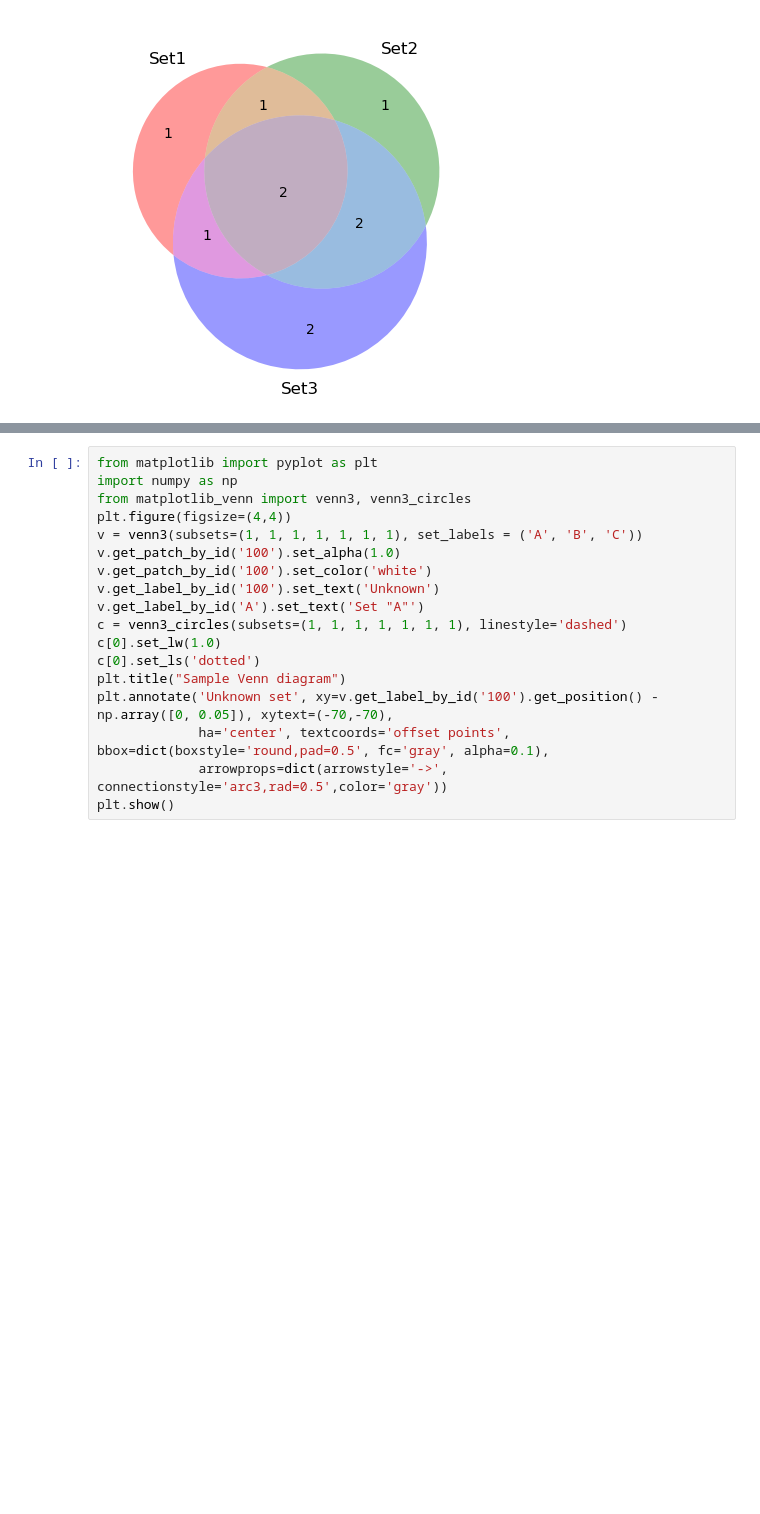
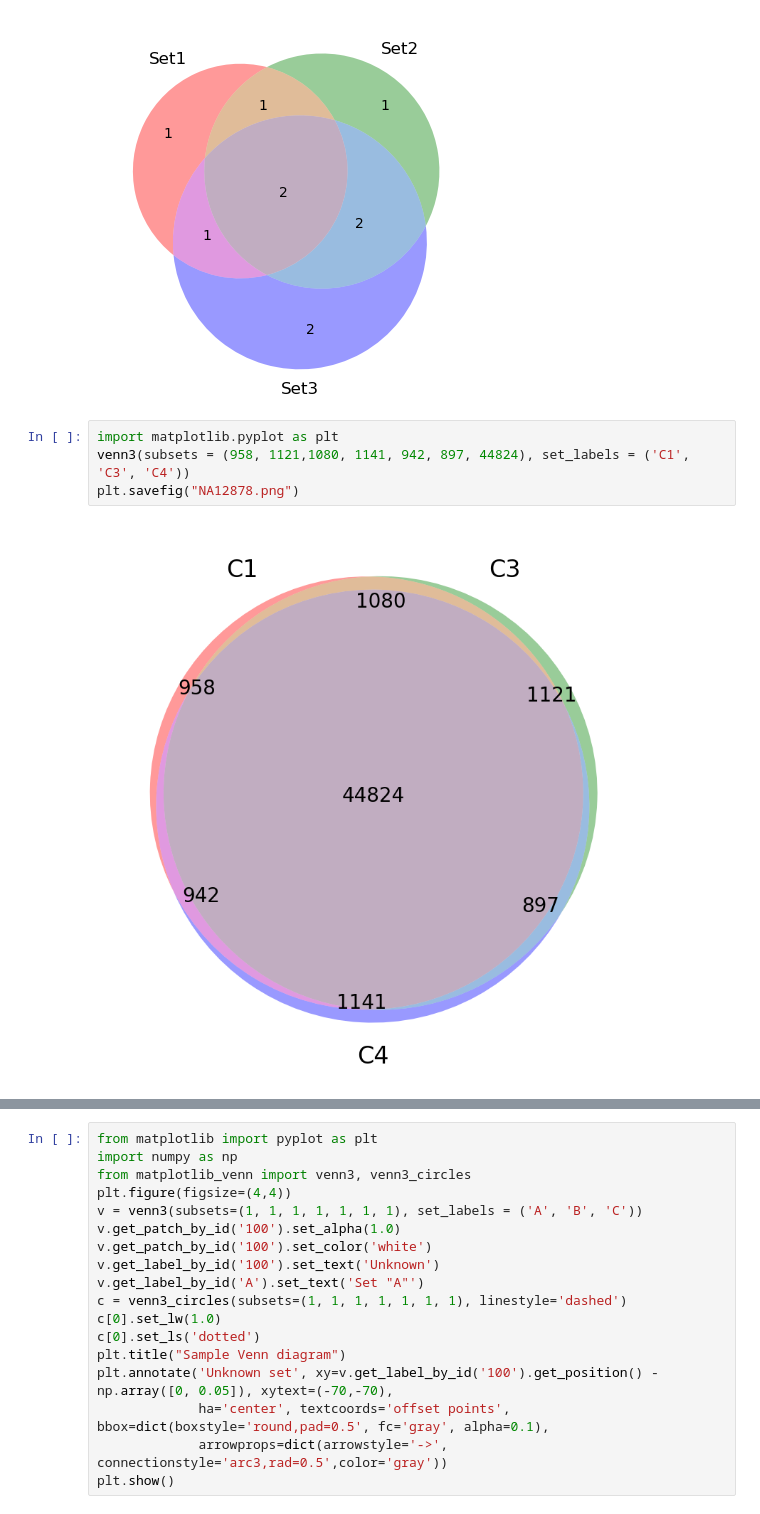
Before and after one commit to cautree/learning_bioinfo, a Jupyter notebook: nf_core_phase/further_analysis/vendiagram.ipynb, the cells around one changed output, grey strips where cells are left out. Drawn from its saved outputs; the diff is of its cells as text; blank space fills up the shorter version.

Commit message:
add second venn

```diff
--- a/nf_core_phase/further_analysis/vendiagram.ipynb
+++ b/nf_core_phase/further_analysis/vendiagram.ipynb
@@ -28,3 +28,9 @@ venn3(subsets = (1, 1, 1, 2, 1, 2, 2), set_labels = ('Set1', 'Set2', 'Set3'))
 # %% [output]
 <matplotlib_venn._common.VennDiagram at 0x...>
 [figure]
+# %%
+import matplotlib.pyplot as plt
+venn3(subsets = (958, 1121,1080, 1141, 942, 897, 44824), set_labels = ('C1', 'C3', 'C4'))
+plt.savefig("NA12878.png")
+# %% [output]
+[figure, added]
```
Also changed, not shown: parts of 1 cell of this notebook.
